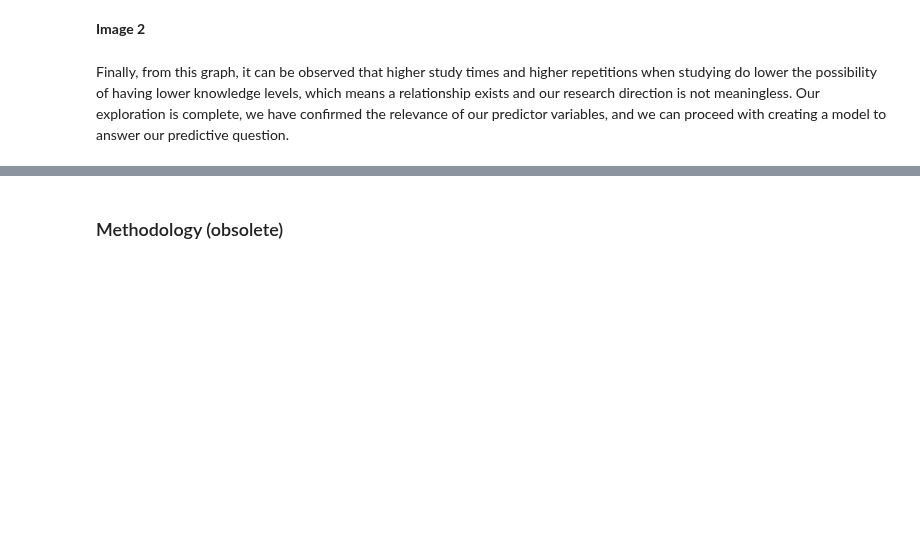
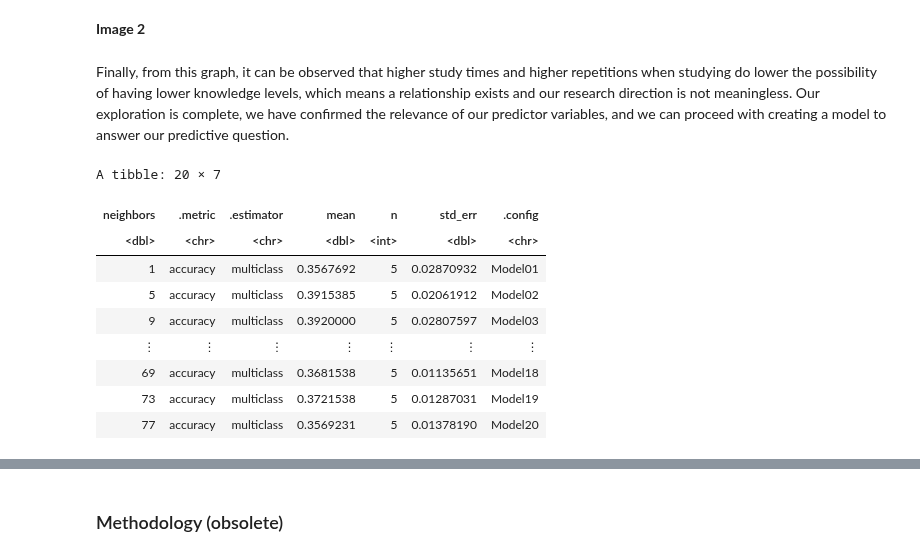
Before and after one commit to sanyad02/group-project-38, a Jupyter notebook: project.ipynb, the cells around one changed output, grey strips where cells are left out. Saved outputs shown, nothing was run; the diff lists cells and outputs as text; code cells hidden in the pictures; blank space fills up the shorter version.

```diff
--- a/project.ipynb
+++ b/project.ipynb
@@ -156,3 +138,52 @@ vis_scatter
 <b>Image 2</b>
 # %% [markdown]
 Finally, from this graph, it can be observed that higher study times and higher repetitions when studying do lower the possibility of having lower knowledge levels, which means a relationship exists and our research direction is not meaningless. Our exploration is complete, we have confirmed the relevance of our predictor variables, and we can proceed with creating a model to answer our predictive question.
+# %%
+#create Knn Model
+
+
+# knowledge_recipe <- recipe(UNS ~ STG + SCG, data = knowledge_training)
+
+# Create recipe (data already scaled)
+
+knowledge_recipe <- recipe(UNS ~ STG + SCG, data = knowledge_training) %>%
+   step_scale(all_predictors()) %>%
+   step_center(all_predictors())
+
+knn_spec <- nearest_neighbor(weight_func = "rectangular", neighbors = tune()) %>%
+    set_engine("kknn") %>%
+    set_mode("classification")
+
+#perform 10-fold cross-validation
+
+knowledge_vfold <- vfold_cv(knowledge_training, v = 5, strata = UNS)
+
+# Sequence of K values to try
+
+k_vals <- tibble(neighbors = seq(from = 1, to = 80, by = 4))
+
+# Create workflow and fit the model for all values
+
+knn_results <- workflow() %>%
+  add_recipe(knowledge_recipe) %>%
+  add_model(knn_spec) %>%
+  tune_grid(resamples = knowledge_vfold, grid = k_vals) %>%
+  collect_metrics()
+
+# Return data set showing mean accuracy and standard error for each K value
+
+accuracies <- knn_results %>%
+  filter(.metric == "accuracy")
+
+accuracies
+# %% [output]
+A tibble: 20 × 7
+| neighbors | .metric | .estimator | mean | n | std_err | .config |
+| <dbl> | <chr> | <chr> | <dbl> | <int> | <dbl> | <chr> |
+| 1 | accuracy | multiclass | 0.3567692 | 5 | 0.02870932 | Model01 |
+| 5 | accuracy | multiclass | 0.3915385 | 5 | 0.02061912 | Model02 |
+| 9 | accuracy | multiclass | 0.3920000 | 5 | 0.02807597 | Model03 |
+| ⋮ | ⋮ | ⋮ | ⋮ | ⋮ | ⋮ | ⋮ |
+| 69 | accuracy | multiclass | 0.3681538 | 5 | 0.01135651 | Model18 |
+| 73 | accuracy | multiclass | 0.3721538 | 5 | 0.01287031 | Model19 |
+| 77 | accuracy | multiclass | 0.3569231 | 5 | 0.01378190 | Model20 |
```
Also changed, not shown: parts of 8 cells of this notebook.
